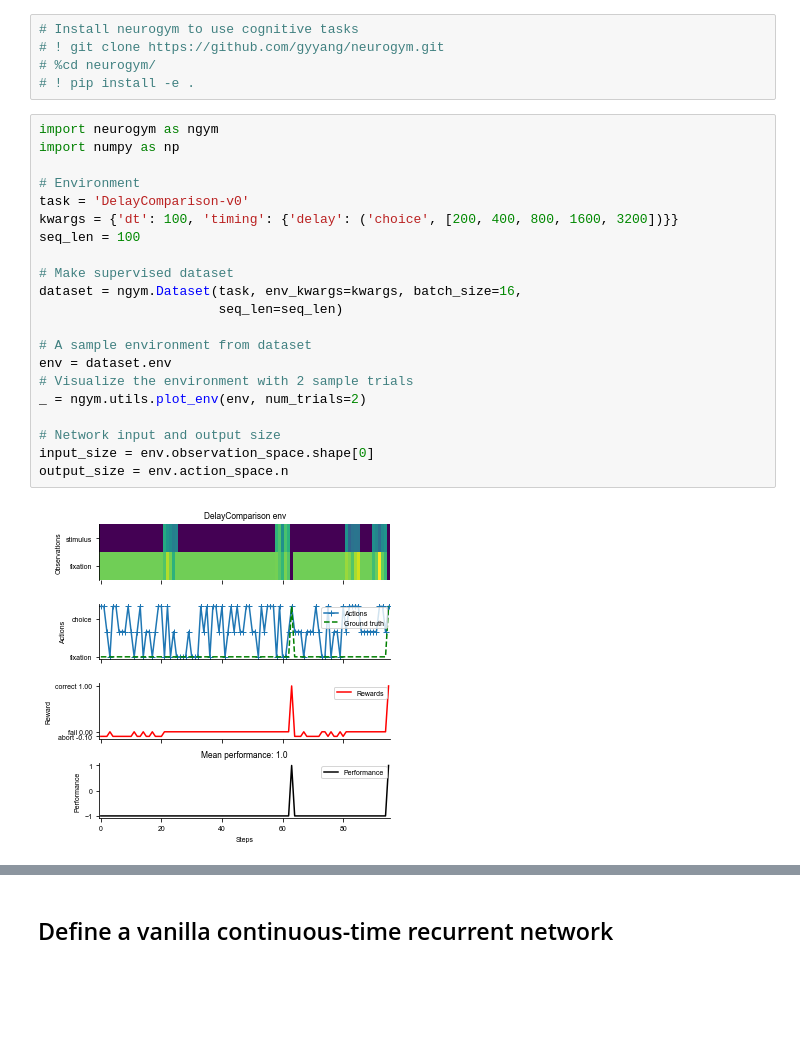
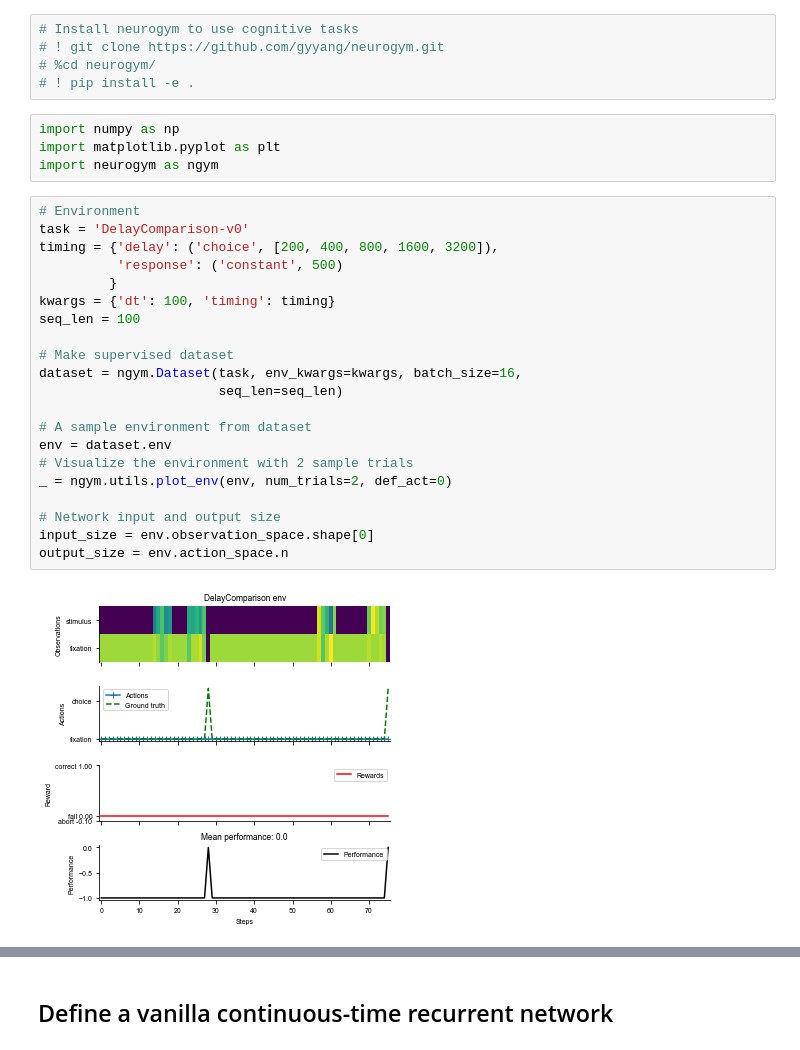
Before and after one commit to gyyang/nn-brain, a Jupyter notebook: ParametricWorkingMemory.ipynb, the cells around one changed output, grey strips where cells are left out. Saved outputs shown, nothing was run; the diff lists cells and outputs as text; blank space fills up the shorter version.

```diff
--- a/ParametricWorkingMemory.ipynb
+++ b/ParametricWorkingMemory.ipynb
@@ -9,26 +9,30 @@ In this tutorial, we will use supervised learning to train a recurrent neural ne
 # ! git clone https://github.com/gyyang/neurogym.git
 # %cd neurogym/
 # ! pip install -e .
+# %%
+import numpy as np
+import matplotlib.pyplot as plt
+import neurogym as ngym
 # %%
-import neurogym as ngym
-import numpy as np
-
 # Environment
 task = 'DelayComparison-v0'
-kwargs = {'dt': 100, 'timing': {'delay': ('choice', [200, 400, 800, 1600, 3200])}}
+timing = {'delay': ('choice', [200, 400, 800, 1600, 3200]),
+          'response': ('constant', 500)
+         }
+kwargs = {'dt': 100, 'timing': timing}
 seq_len = 100
 
 # Make supervised dataset
 dataset = ngym.Dataset(task, env_kwargs=kwargs, batch_size=16,
                        seq_len=seq_len)
 
 # A sample environment from dataset
 env = dataset.env
 # Visualize the environment with 2 sample trials
-_ = ngym.utils.plot_env(env, num_trials=2)
+_ = ngym.utils.plot_env(env, num_trials=2, def_act=0)
 
 # Network input and output size
 input_size = env.observation_space.shape[0]
 output_size = env.action_space.n
 # %% [output]
-[figure, old version]
+[figure, new version]
```
Also changed, not shown: parts of 12 cells of this notebook.
